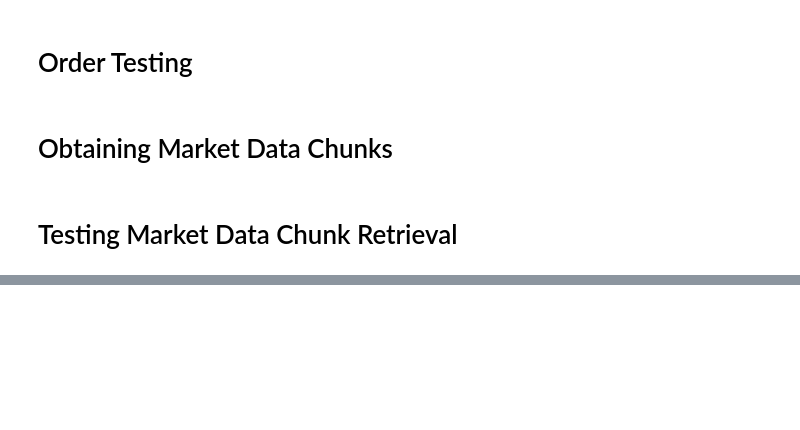
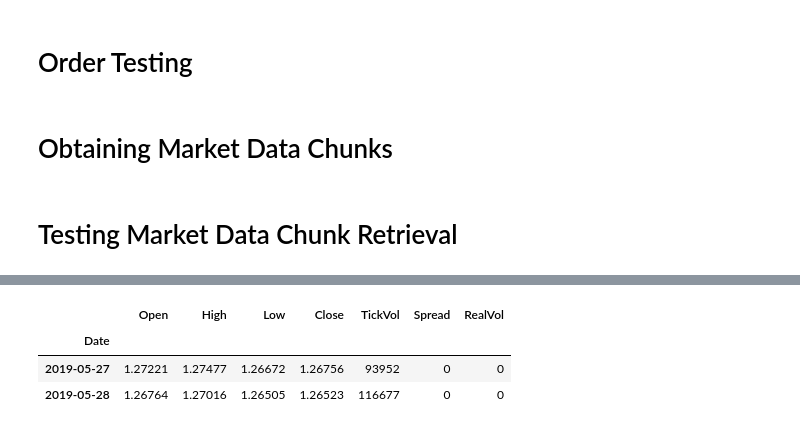
Before and after one commit to UmaisZahid/MetaTrader-Python-Tick-Acquisition, a Jupyter notebook: Testing.ipynb, the cells around one changed output, grey strips where cells are left out. Cells and saved outputs as stored; diff of their text form; code cells hidden in the pictures; blank space fills up the shorter version.

```diff
--- a/Testing.ipynb
+++ b/Testing.ipynb
@@ -17,7 +17,7 @@ connector = DWX_ZeroMQ_Connector()
 [INIT] Listening for responses from METATRADER (PULL): 32769
 [INIT] Listening for market data from METATRADER (SUB): 32770
 # %%
-ID = connector._DWX_MTX_SEND_RATESDATA_REQUEST_(_symbol='GBPUSD', _start=(Timestamp.now()-Timedelta(days=100)).strftime('%Y.%m.%d %H:%M:00'), _timeframe=1440, _end=Timestamp.now().strftime('%Y.%m.%d %H:%M:00'))
+ID = connector._DWX_MTX_SEND_RATESDATA_REQUEST_(_symbol='GBPUSD', _start=(Timestamp.now()-Timedelta(days=20)).strftime('%Y.%m.%d %H:%M:00'), _timeframe=1440, _end=Timestamp.now().strftime('%Y.%m.%d %H:%M:00'))
 response = connector._get_response_(messageID=ID)
 print("\n This is the response: ", response)
 # %% [output]
@@ -100,6 +100,6 @@ def obtainMarketDataChunk(symbol,startTime, endTime, timeframe=1, data='DATA', c
 # %% [markdown]
 # Testing Market Data Chunk Retrieval
 # %%
-datachunk = obtainMarketDataChunk('GBPUSD', '2019.05.27 00:00:00', '2019.05.28 00:00:00',timeframe=1, data='DATA')
+datachunk = obtainMarketDataChunk('GBPUSD', '2017.05.27 00:00:00', '2019.05.28 00:00:00',timeframe=1440, data='RATESDATA')
 print(datachunk.to_string())
 # %% [output]
@@ -123,4 +123,4 @@ print(datachunk.to_string())
 # %%
 #datachunk.loc['2019-05-27 00:00:00':,'Open':'Close']
-datachunk.loc['2019-05-27 00:00:00':,'Close']
+datachunk.loc['2019-05-27 00:00:00':,:]
 # %% [output]
@@ -144,2 +127,6 @@ Name: Close, Length: 1434, dtype: float64
+|  | Open | High | Low | Close | TickVol | Spread | RealVol |
+| Date |  |  |  |  |  |  |  |
+| 2019-05-27 | 1.27221 | 1.27477 | 1.26672 | 1.26756 | 93952 | 0 | 0 |
+| 2019-05-28 | 1.26764 | 1.27016 | 1.26505 | 1.26523 | 116677 | 0 | 0 |
 # %%
 datachunk.loc[:,'Open':'Close'].plot()
```
Also changed, not shown: parts of 4 cells of this notebook, 2 other files.
